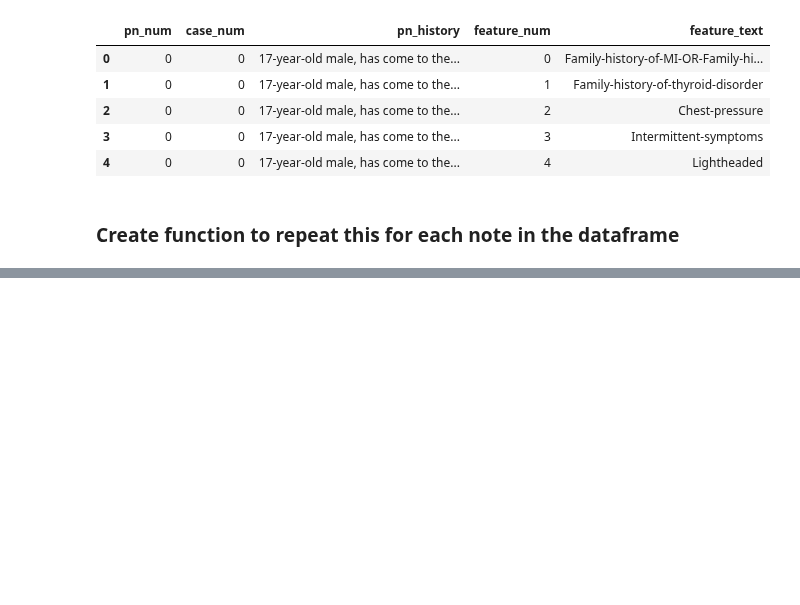
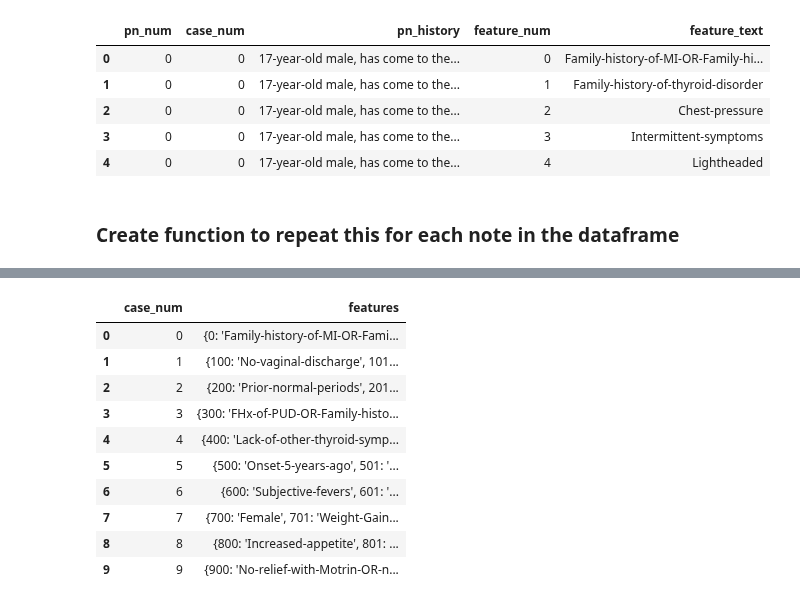
Before and after one commit to codeup-nlp-capstone/clinical_patient_notes, a Jupyter notebook: scott_scispacy_nb.ipynb, the cells around one changed output, grey strips where cells are left out. Cells and saved outputs as stored; diff of their text form; code cells hidden in the pictures; blank space fills up the shorter version.

```diff
--- a/scott_scispacy_nb.ipynb
+++ b/scott_scispacy_nb.ipynb
@@ -172,0 +192,16 @@ Name: clean_notes_history_entities, dtype: object
+# %%
+df = pd.DataFrame(data=[d.keys(), d.values()]).T
+df.columns = ["case_num", "features"]
+df
+# %% [output]
+|  | case_num | features |
+| 0 | 0 | {0: 'Family-history-of-MI-OR-Fami... |
+| 1 | 1 | {100: 'No-vaginal-discharge', 101... |
+| 2 | 2 | {200: 'Prior-normal-periods', 201... |
+| 3 | 3 | {300: 'FHx-of-PUD-OR-Family-histo... |
+| 4 | 4 | {400: 'Lack-of-other-thyroid-symp... |
+| 5 | 5 | {500: 'Onset-5-years-ago', 501: '... |
+| 6 | 6 | {600: 'Subjective-fevers', 601: '... |
+| 7 | 7 | {700: 'Female', 701: 'Weight-Gain... |
+| 8 | 8 | {800: 'Increased-appetite', 801: ... |
+| 9 | 9 | {900: 'No-relief-with-Motrin-OR-n... |
```
Also changed, not shown: parts of 12 cells of this notebook.
